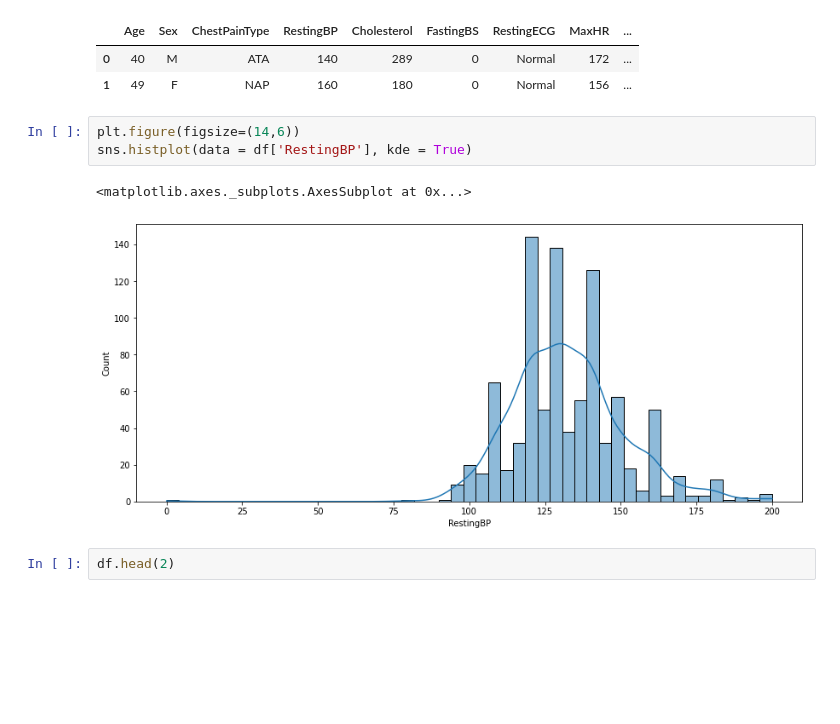
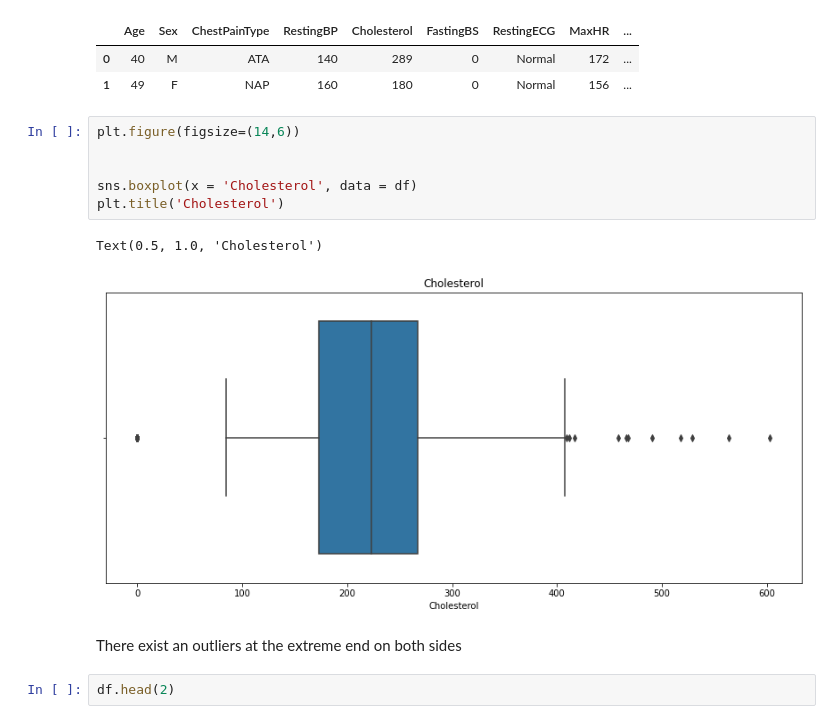
Before and after one commit to Yusufadepoju/Heart-Disease-Prediction-Analysis-and-Model, a Jupyter notebook: Heart.ipynb, the cells around one changed output. Saved outputs shown, nothing was run; the diff lists cells and outputs as text; blank space fills up the shorter version.

```diff
--- a/Heart.ipynb
+++ b/Heart.ipynb
@@ -138,10 +212,15 @@ df.head(2)
 | 1 | 49 | F | NAP | 160 | 180 | 0 | Normal | 156 | ... |
 # %%
 plt.figure(figsize=(14,6))
-sns.histplot(data = df['RestingBP'], kde = True)
+
+
+sns.boxplot(x = 'Cholesterol', data = df)
+plt.title('Cholesterol')
 # %% [output]
-<matplotlib.axes._subplots.AxesSubplot at 0x...>
+Text(0.5, 1.0, 'Cholesterol')
-[figure, old version]
+[figure, new version]
+# %% [markdown]
+There exist an outliers at the extreme end on both sides
 # %%
 df.head(2)
 # %% [output]
```
Also changed, not shown: parts of 109 cells of this notebook.
